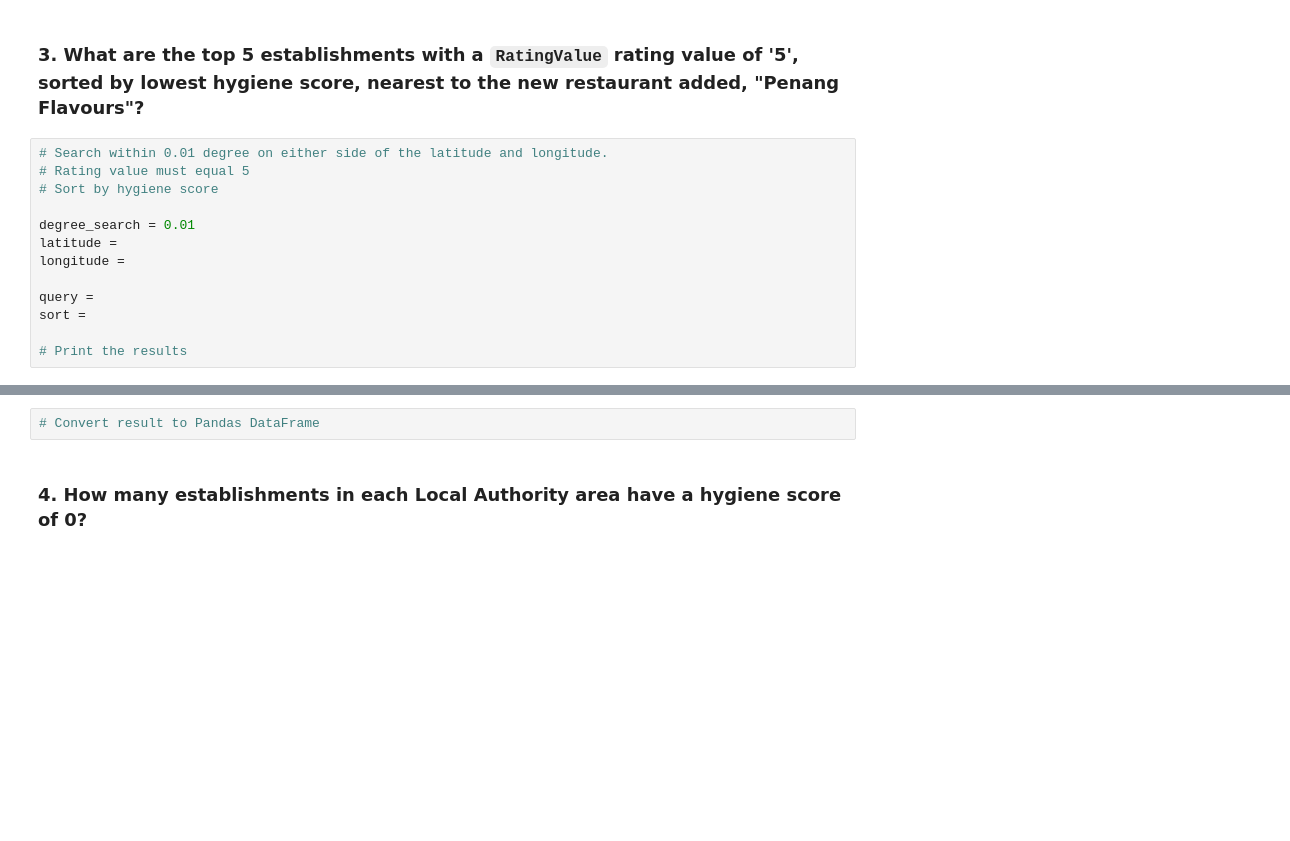
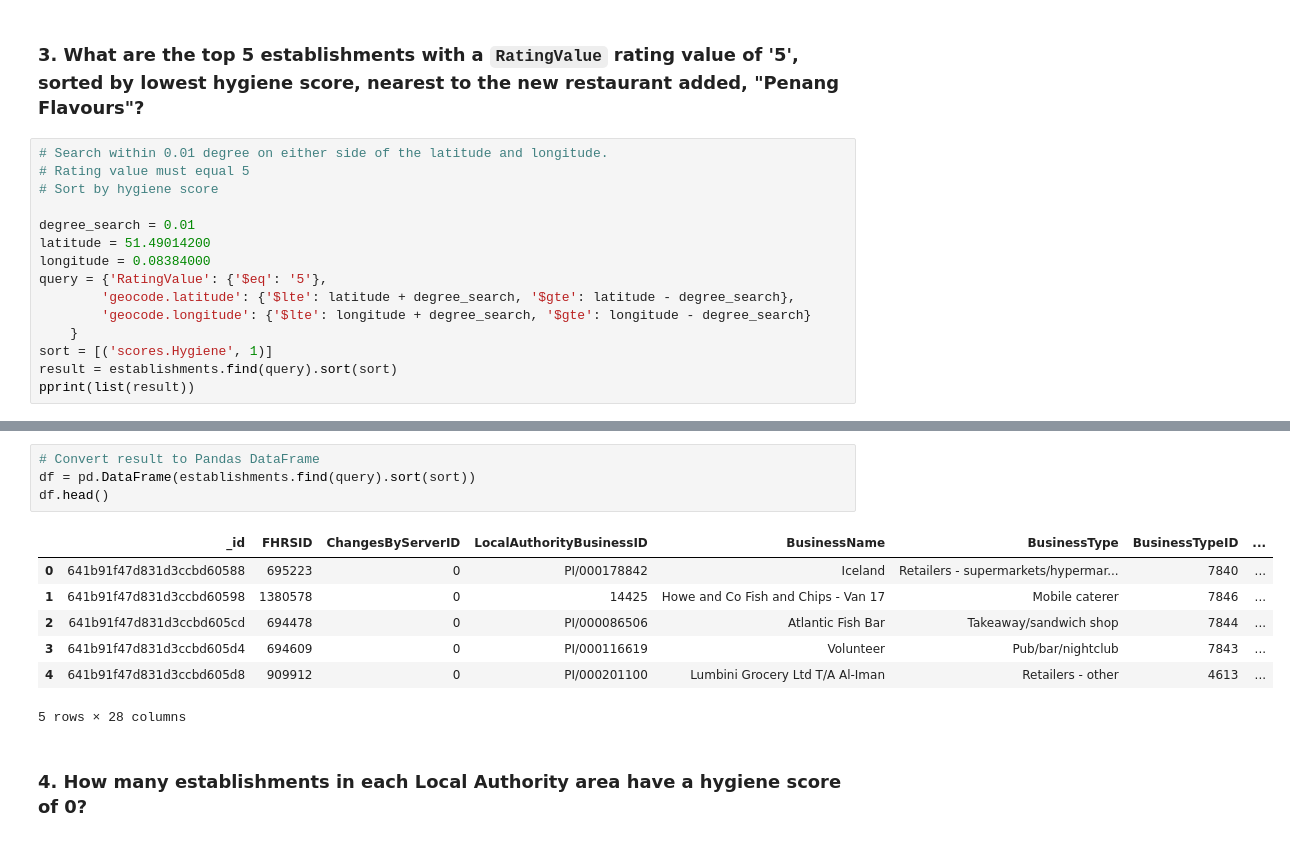
Before and after one commit to equitymarkets/nosql-challenge, a Jupyter notebook: NoSQL_analysis_starter.ipynb, the cells around one changed output, grey strips where cells are left out. Saved outputs shown, nothing was run; the diff lists cells and outputs as text; blank space fills up the shorter version.

```diff
--- a/NoSQL_analysis_starter.ipynb
+++ b/NoSQL_analysis_starter.ipynb
@@ -137,10 +165,12 @@ LocalAuthorityName
 # Sort by hygiene score
 
 degree_search = 0.01
-latitude =
-longitude =
-
-query =
-sort =
-
-# Print the results
+latitude = 51.49014200
+longitude = 0.08384000
+query = {'RatingValue': {'$eq': '5'},
+        'geocode.latitude': {'$lte': latitude + degree_search, '$gte': latitude - degree_search},
+        'geocode.longitude': {'$lte': longitude + degree_search, '$gte': longitude - degree_search}
+    }
+sort = [('scores.Hygiene', 1)]
+result = establishments.find(query).sort(sort)
+pprint(list(result))
@@ -147,4 +195,14 @@ sort =
 # %%
 # Convert result to Pandas DataFrame
+df = pd.DataFrame(establishments.find(query).sort(sort))
+df.head()
+# %% [output]
+|  | _id | FHRSID | ChangesByServerID | LocalAuthorityBusinessID | BusinessName | BusinessType | BusinessTypeID | ... |
+| 0 | 641b91f47d831d3ccbd60588 | 695223 | 0 | PI/000178842 | Iceland | Retailers - supermarkets/hypermar... | 7840 | ... |
+| 1 | 641b91f47d831d3ccbd60598 | 1380578 | 0 | 14425 | Howe and Co Fish and Chips - Van 17 | Mobile caterer | 7846 | ... |
+| 2 | 641b91f47d831d3ccbd605cd | 694478 | 0 | PI/000086506 | Atlantic Fish Bar | Takeaway/sandwich shop | 7844 | ... |
+| 3 | 641b91f47d831d3ccbd605d4 | 694609 | 0 | PI/000116619 | Volunteer | Pub/bar/nightclub | 7843 | ... |
+| 4 | 641b91f47d831d3ccbd605d8 | 909912 | 0 | PI/000201100 | Lumbini Grocery Ltd T/A Al-Iman | Retailers - other | 4613 | ... |
+5 rows × 28 columns
 # %% [markdown]
 ### 4. How many establishments in each Local Authority area have a hygiene score of 0?
```
Also changed, not shown: parts of 13 cells of this notebook, 1 other file.
